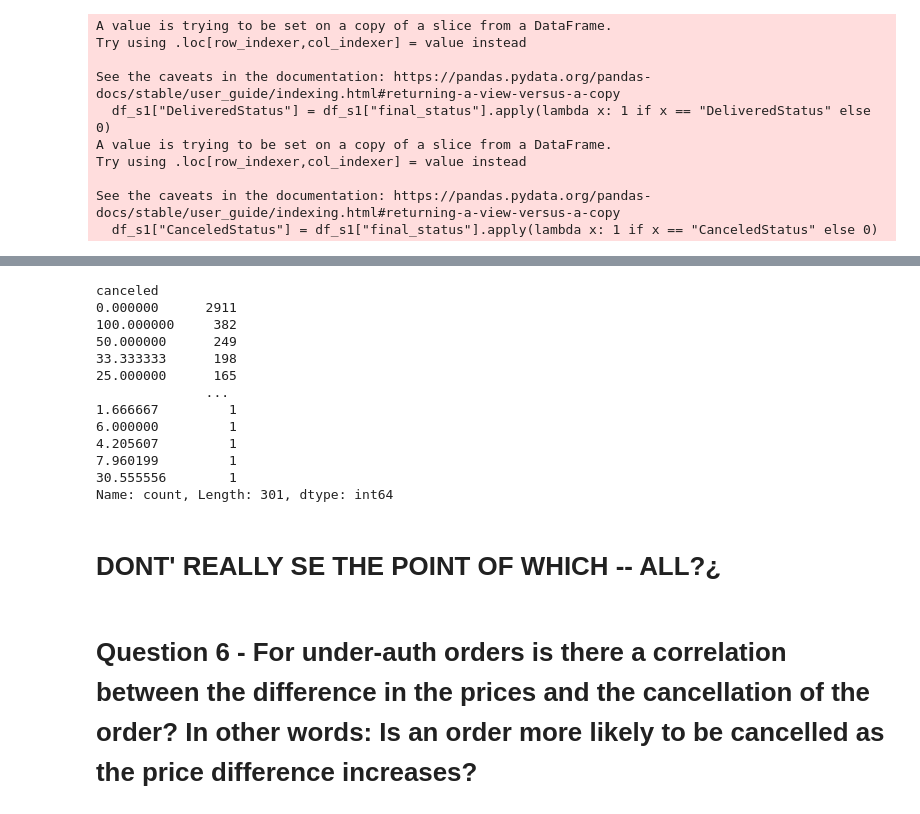
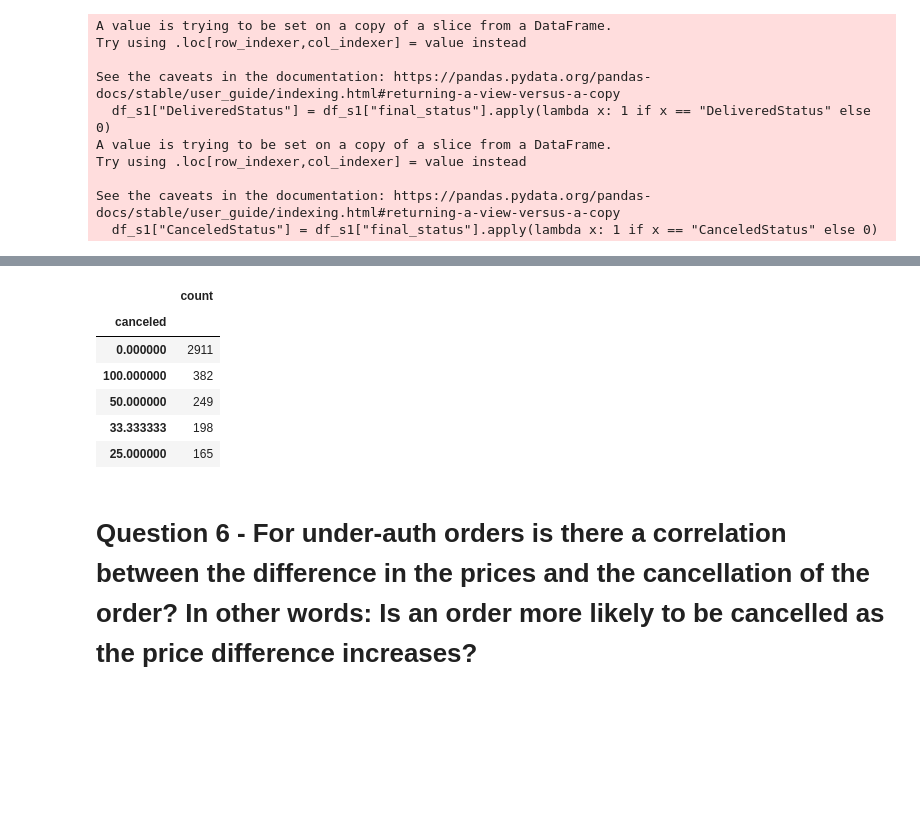
Before and after one commit to Nikolas121205/Monica-and-Nikolas-projet, a Jupyter notebook: main.ipynb, the cells around one changed output, grey strips where cells are left out. Cells and saved outputs as stored; diff of their text form; code cells hidden in the pictures; blank space fills up the shorter version.

```diff
--- a/main.ipynb
+++ b/main.ipynb
@@ -299,21 +284,15 @@ store_status.sort_values(by="canceled", ascending=False).head(5)
 # %%
-store_status["canceled"].value_counts()
+store_status.sort_values(by="canceled", ascending=False).head(5)
+cancel_store = pd.DataFrame(store_status.value_counts()).head(5)
+cancel_store
 # %% [output]
-canceled
-0.000000      2911
-100.000000     382
-50.000000      249
-33.333333      198
-25.000000      165
-              ...
-1.666667         1
-6.000000         1
-4.205607         1
-7.960199         1
-30.555556        1
-Name: count, Length: 301, dtype: int64
+|  | count |
+| canceled |  |
+| 0.000000 | 2911 |
+| 100.000000 | 382 |
+| 50.000000 | 249 |
+| 33.333333 | 198 |
+| 25.000000 | 165 |
-# %% [markdown]
-# DONT' REALLY SE THE POINT OF WHICH -- ALL?¿
 # %% [markdown]
 # Question 6 - For under-auth orders is there a correlation between the difference in the prices and  the cancellation of the order? In other words: Is an order more likely to be cancelled as the price difference increases?
 # %%
```
Also changed, not shown: parts of 10 cells of this notebook, 2 other files.
